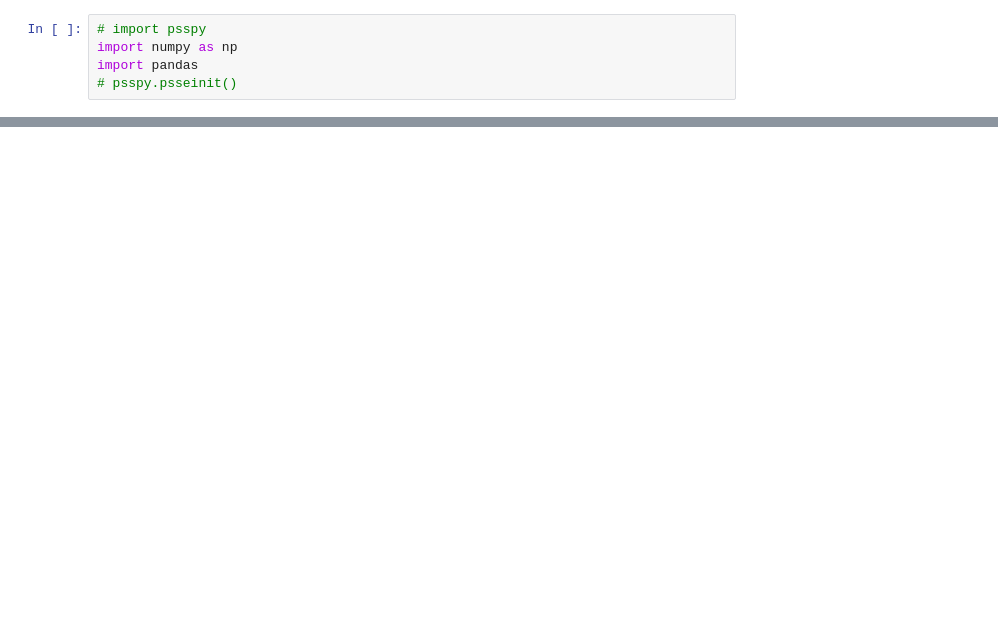
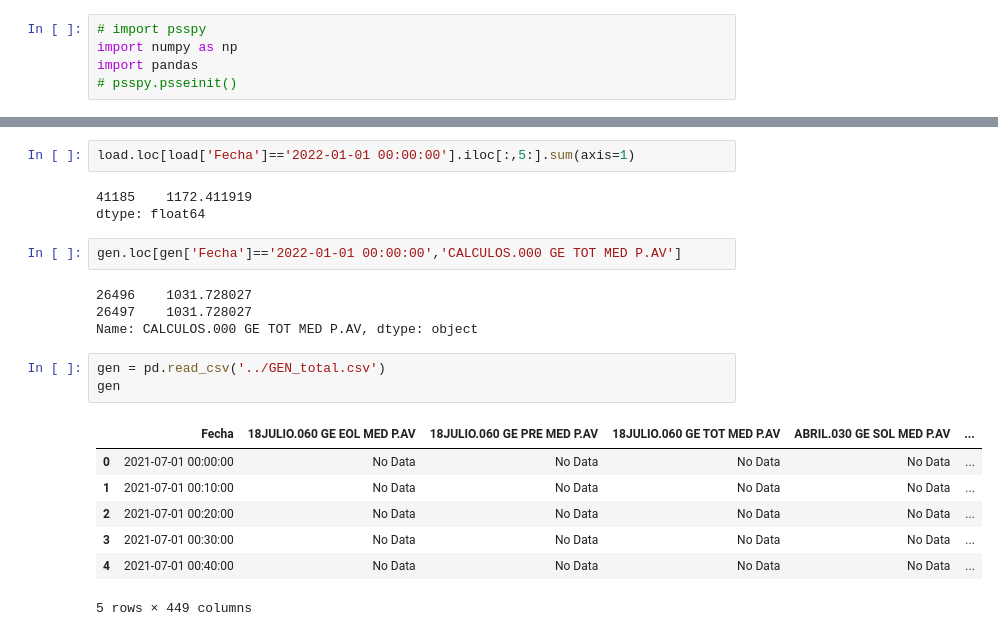
Before and after one commit to NachoBoe/GNN4OPF, a Jupyter notebook: psse_scripts/psse.ipynb, the cells around one changed output, grey strips where cells are left out. Saved outputs shown, nothing was run; the diff lists cells and outputs as text; blank space fills up the shorter version.

```diff
--- a/psse_scripts/psse.ipynb
+++ b/psse_scripts/psse.ipynb
@@ -69,0 +117,22 @@ a["1"]
+# %%
+load.loc[load['Fecha']=='2022-01-01 00:00:00'].iloc[:,5:].sum(axis=1)
+# %% [output]
+41185    1172.411919
+dtype: float64
+# %%
+gen.loc[gen['Fecha']=='2022-01-01 00:00:00','CALCULOS.000 GE TOT MED P.AV']
+# %% [output]
+26496    1031.728027
+26497    1031.728027
+Name: CALCULOS.000 GE TOT MED P.AV, dtype: object
+# %%
+gen = pd.read_csv('../GEN_total.csv')
+gen
+# %% [output]
+|  | Fecha | 18JULIO.060 GE EOL MED P.AV | 18JULIO.060 GE PRE MED P.AV | 18JULIO.060 GE TOT MED P.AV | ABRIL.030 GE SOL MED P.AV | ... |
+| 0 | 2021-07-01 00:00:00 | No Data | No Data | No Data | No Data | ... |
+| 1 | 2021-07-01 00:10:00 | No Data | No Data | No Data | No Data | ... |
+| 2 | 2021-07-01 00:20:00 | No Data | No Data | No Data | No Data | ... |
+| 3 | 2021-07-01 00:30:00 | No Data | No Data | No Data | No Data | ... |
+| 4 | 2021-07-01 00:40:00 | No Data | No Data | No Data | No Data | ... |
+5 rows × 449 columns
```
Also changed, not shown: parts of 15 cells of this notebook, 6 other files.
